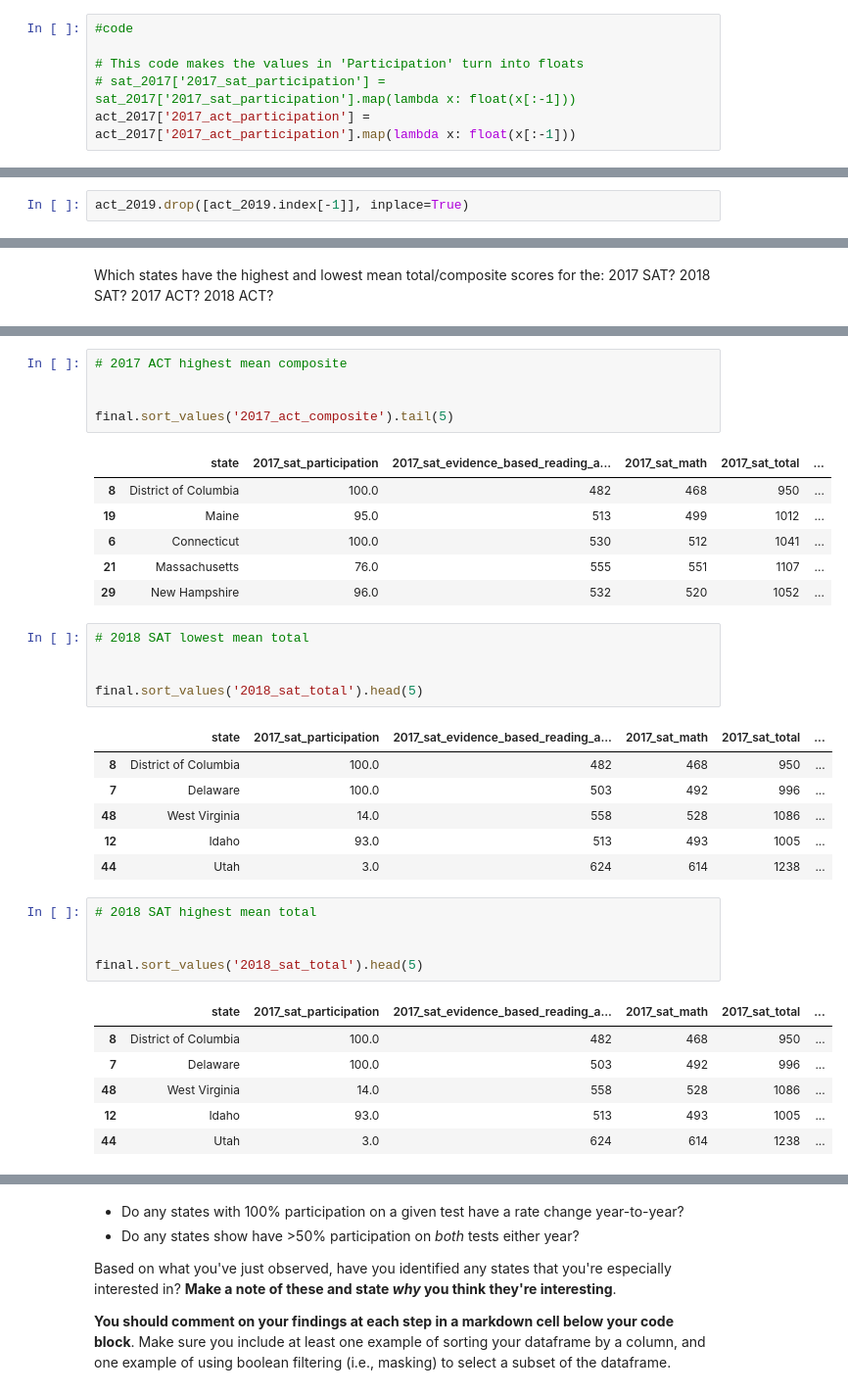
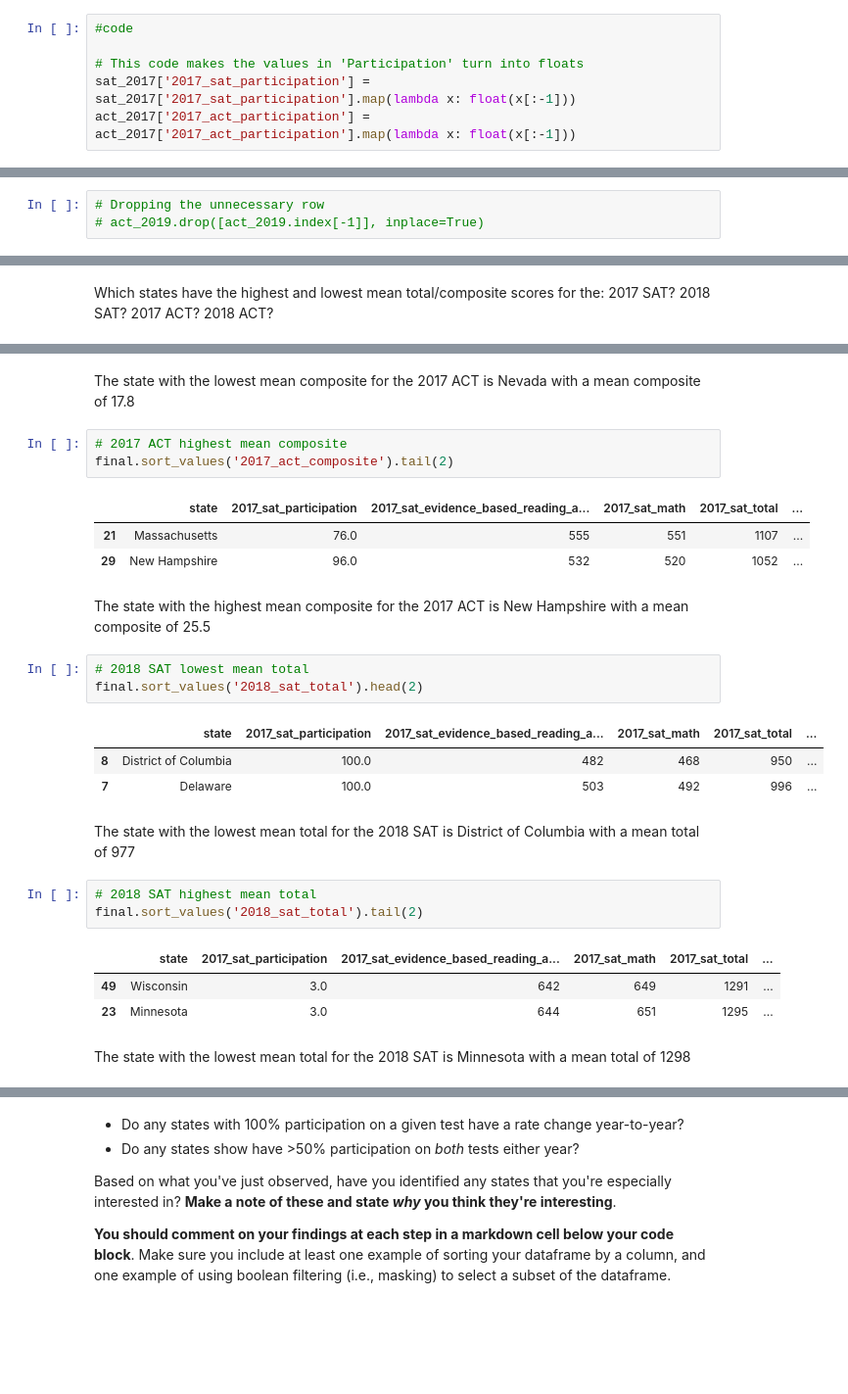
Before and after one commit to amcurley/GA_projects, a Jupyter notebook: Projects/project-1-master/code/Submission-project.ipynb, the cells around one changed output, grey strips where cells are left out. Shown at 98% size. Cells and saved outputs as stored; diff of their text form; blank space fills up the shorter version.

```diff
--- a/Projects/project-1-master/code/Submission-project.ipynb
+++ b/Projects/project-1-master/code/Submission-project.ipynb
@@ -205,7 +205,7 @@ act_2017.head(2)
 #code
 
 # This code makes the values in 'Participation' turn into floats
-# sat_2017['2017_sat_participation'] = sat_2017['2017_sat_participation'].map(lambda x: float(x[:-1]))
+sat_2017['2017_sat_participation'] = sat_2017['2017_sat_participation'].map(lambda x: float(x[:-1]))
 act_2017['2017_act_participation'] = act_2017['2017_act_participation'].map(lambda x: float(x[:-1]))
 # %%
 # Now they are floats
@@ -918,5 +861,6 @@ act_2019.tail()
 # %%
-act_2019.drop([act_2019.index[-1]], inplace=True)
+# Dropping the unnecessary row
+# act_2019.drop([act_2019.index[-1]], inplace=True)
 # %%
 # Same rows as the sat_2019 dataset
 act_2019.shape
@@ -1380,38 +1311,35 @@ final.sort_values('2017_act_composite').head(5)
+# %% [markdown]
+The state with the lowest mean composite for the 2017 ACT is
+Nevada with a mean composite of 17.8
 # %%
 # 2017 ACT highest mean composite
-
-
-final.sort_values('2017_act_composite').tail(5)
+final.sort_values('2017_act_composite').tail(2)
 # %% [output]
 |  | state | 2017_sat_participation | 2017_sat_evidence_based_reading_a... | 2017_sat_math | 2017_sat_total | ... |
-| 8 | District of Columbia | 100.0 | 482 | 468 | 950 | ... |
-| 19 | Maine | 95.0 | 513 | 499 | 1012 | ... |
-| 6 | Connecticut | 100.0 | 530 | 512 | 1041 | ... |
 | 21 | Massachusetts | 76.0 | 555 | 551 | 1107 | ... |
 | 29 | New Hampshire | 96.0 | 532 | 520 | 1052 | ... |
+# %% [markdown]
+The state with the highest mean composite for the 2017 ACT is
+New Hampshire with a mean composite of 25.5
 # %%
 # 2018 SAT lowest mean total
-
-
-final.sort_values('2018_sat_total').head(5)
+final.sort_values('2018_sat_total').head(2)
 # %% [output]
 |  | state | 2017_sat_participation | 2017_sat_evidence_based_reading_a... | 2017_sat_math | 2017_sat_total | ... |
 | 8 | District of Columbia | 100.0 | 482 | 468 | 950 | ... |
 | 7 | Delaware | 100.0 | 503 | 492 | 996 | ... |
-| 48 | West Virginia | 14.0 | 558 | 528 | 1086 | ... |
-| 12 | Idaho | 93.0 | 513 | 493 | 1005 | ... |
-| 44 | Utah | 3.0 | 624 | 614 | 1238 | ... |
+# %% [markdown]
+The state with the lowest mean total for the 2018 SAT is
+District of Columbia with a mean total of 977
 # %%
 # 2018 SAT highest mean total
-
-
-final.sort_values('2018_sat_total').head(5)
+final.sort_values('2018_sat_total').tail(2)
 # %% [output]
 |  | state | 2017_sat_participation | 2017_sat_evidence_based_reading_a... | 2017_sat_math | 2017_sat_total | ... |
-| 8 | District of Columbia | 100.0 | 482 | 468 | 950 | ... |
-| 7 | Delaware | 100.0 | 503 | 492 | 996 | ... |
-| 48 | West Virginia | 14.0 | 558 | 528 | 1086 | ... |
-| 12 | Idaho | 93.0 | 513 | 493 | 1005 | ... |
-| 44 | Utah | 3.0 | 624 | 614 | 1238 | ... |
+| 49 | Wisconsin | 3.0 | 642 | 649 | 1291 | ... |
+| 23 | Minnesota | 3.0 | 644 | 651 | 1295 | ... |
+# %% [markdown]
+The state with the lowest mean total for the 2018 SAT is
+Minnesota with a mean total of 1298
 # %%
 # 2018 ACT lowest mean composite
```
Also changed, not shown: parts of 104 cells of this notebook, 4 other files.
